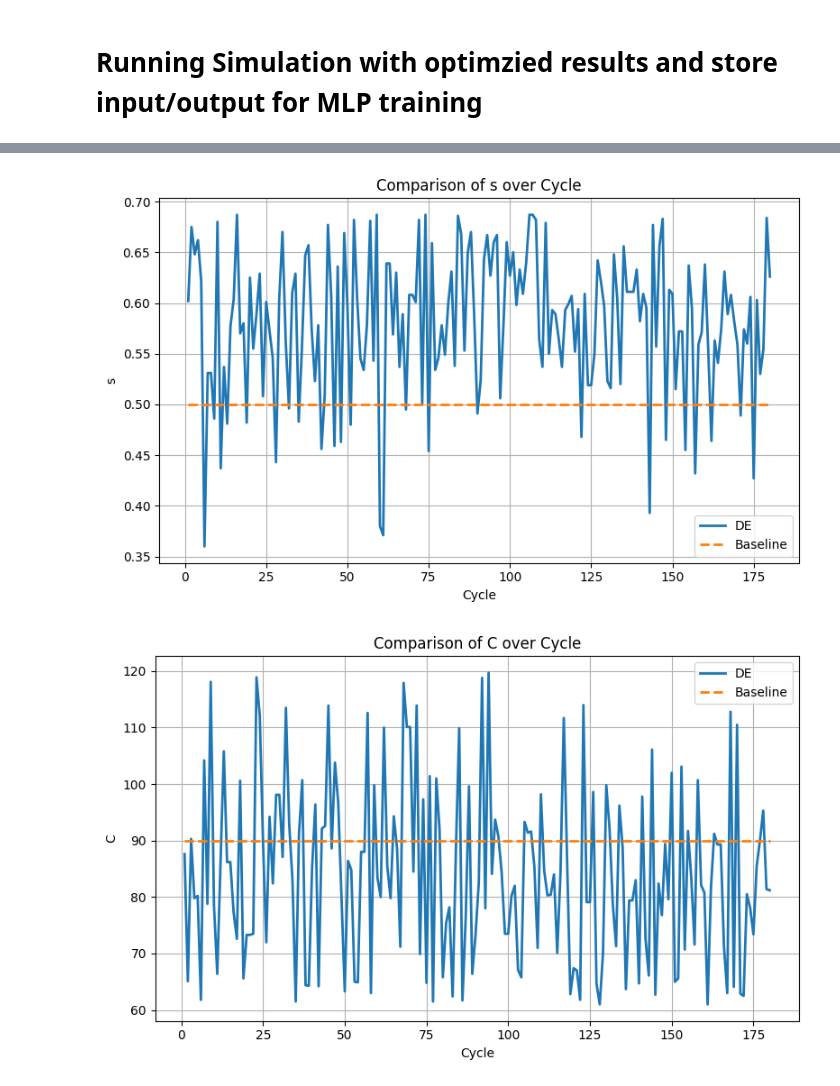
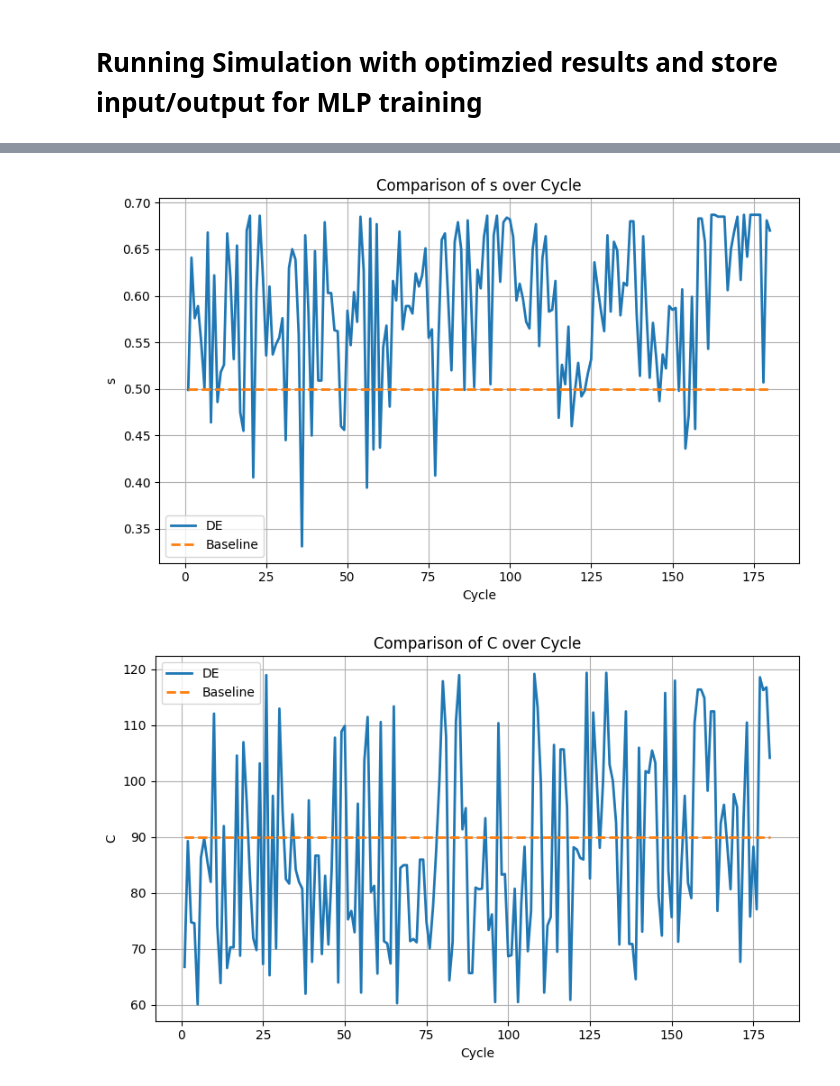
Before and after one commit to Kaos1105/EA_traffic_control, a Jupyter notebook: controller.ipynb, the cells around one changed output, grey strips where cells are left out. Cells and saved outputs as stored; diff of their text form; code cells hidden in the pictures.

```diff
--- a/controller.ipynb
+++ b/controller.ipynb
@@ -147,7 +275,7 @@ max      0.5   90.0    0.712    1.000       0.641        0.0
 # %%
 from src.utils import compare_logs_by_time
 
-compare_logs_by_time(de_suffix='20251203_083145', baseline_suffix='20251203_081116')
+compare_logs_by_time(de_suffix='20251205_081349', baseline_suffix='20251203_135153')
 # %% [output]
-[figure, old version]
+[figure, new version]
-[figure, old version]
+[figure, new version]
```
Also changed, not shown: parts of 7 cells of this notebook, 5 other files.
